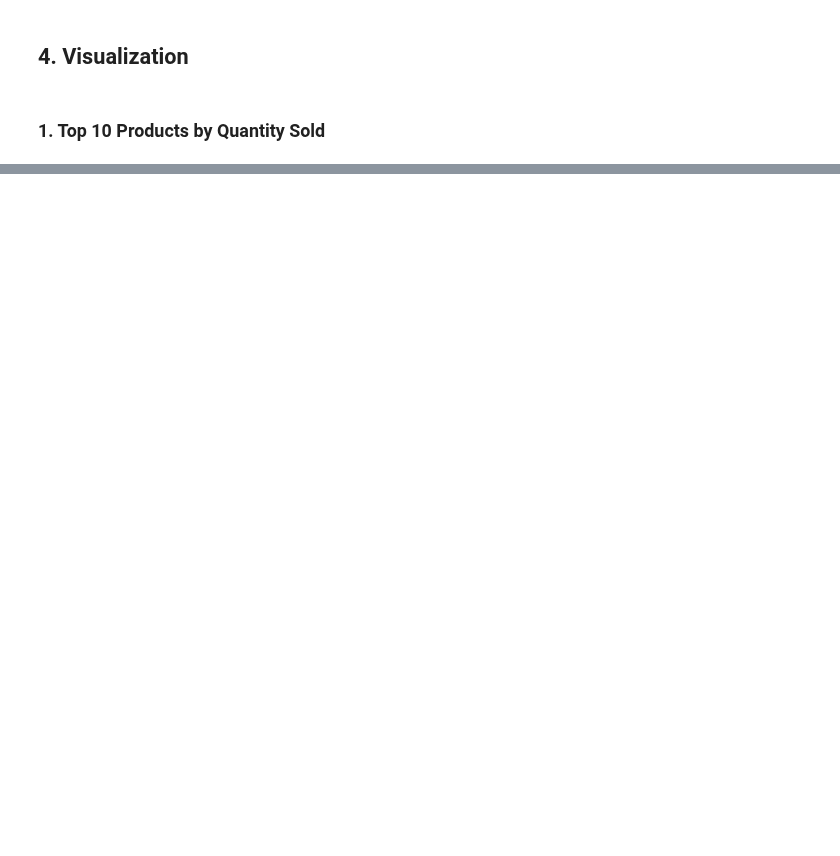
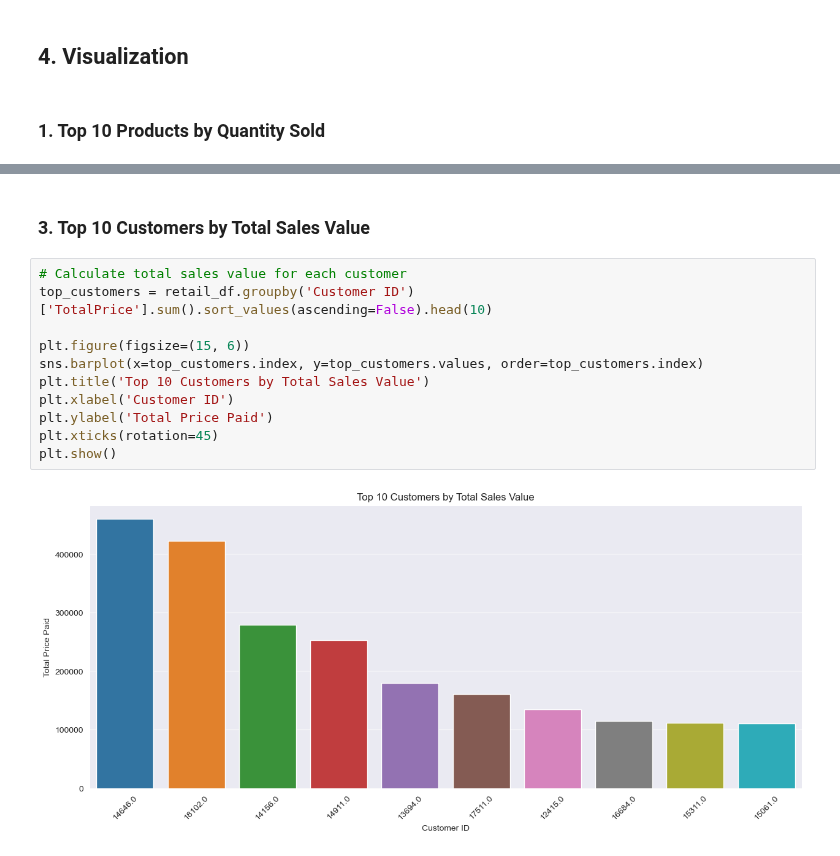
Before and after one commit to GDistories/DSAA5002_Final_Exam, a Jupyter notebook: Q4/Q4_Code/Q4.ipynb, the cells around one changed output, grey strips where cells are left out. Drawn from its saved outputs; the diff is of its cells as text; blank space fills up the shorter version.

```diff
--- a/Q4/Q4_Code/Q4.ipynb
+++ b/Q4/Q4_Code/Q4.ipynb
@@ -86,0 +165,15 @@ plt.show()
+# %% [markdown]
+### 3. Top 10 Customers by Total Sales Value
+# %%
+# Calculate total sales value for each customer
+top_customers = retail_df.groupby('Customer ID')['TotalPrice'].sum().sort_values(ascending=False).head(10)
+
+plt.figure(figsize=(15, 6))
+sns.barplot(x=top_customers.index, y=top_customers.values, order=top_customers.index)
+plt.title('Top 10 Customers by Total Sales Value')
+plt.xlabel('Customer ID')
+plt.ylabel('Total Price Paid')
+plt.xticks(rotation=45)
+plt.show()
+# %% [output]
+[figure, added]
```
Also changed, not shown: parts of 50 cells of this notebook, 1 other file.
